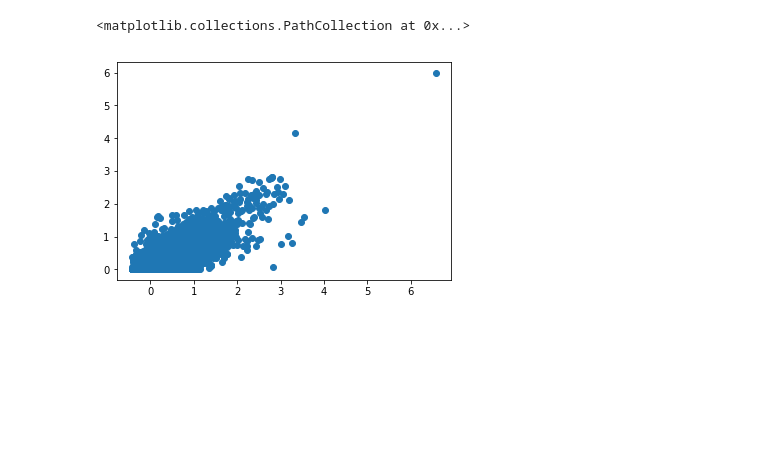
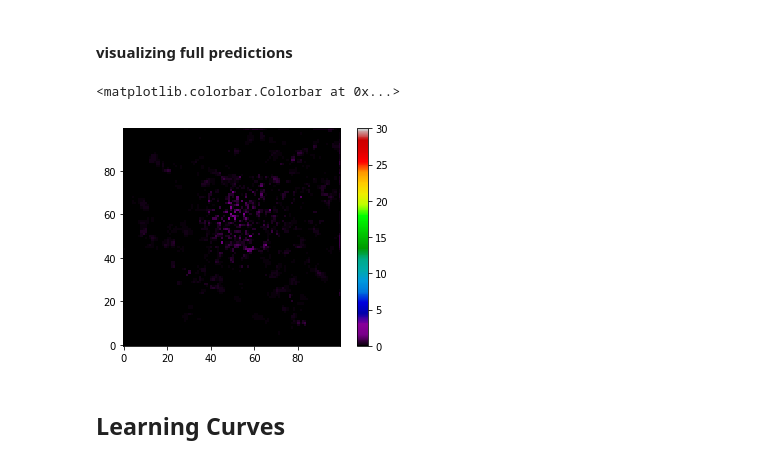
Before and after one commit to nanton96/Mobile-Data-Forecasting-With-Spatio-Temporal-Networks, a Jupyter notebook: notebooks/visualising_predictions.ipynb, the cells around one changed output. Saved outputs shown, nothing was run; the diff lists cells and outputs as text; code cells hidden in the pictures; blank space fills up the shorter version.

```diff
--- a/notebooks/visualising_predictions.ipynb
+++ b/notebooks/visualising_predictions.ipynb
@@ -55,5 +151,30 @@ plt.scatter(y[51,:].flatten(),pred_deep[51,:].flatten())
-# %%
-plt.scatter(y[51,:].flatten(),pred_shallow[51,:].flatten())
-# %% [output]
-<matplotlib.collections.PathCollection at 0x...>
-[figure, removed]
+# %% [markdown]
+#### visualizing full predictions
+# %%
+from matplotlib.colors import Normalize
+
+norm = Normalize(vmin=0,vmax=30)
+cmap = 'nipy_spectral'
+# plt.figure(figsize=(20,10))
+# plt.imshow(raw[...,0],origin='lower',norm=norm,cmap=cmap)
+# plt.title('Plot of data traffic on Milano grid at t=0',fontsize=16)
+# plt.xlabel('x coordinate',fontsize=16)
+# plt.ylabel('y coordinate',fontsize=16)
+# plt.colorbar()
+# plt.savefig('one_timestep_visualisation.pdf')
+# %%
+coords = (58,50)
+index = 99
+
+gt_ = y[index,:,:,0]
+pp_ = pred_pred_rnn_full[index,:,:,0]
+cc_ = pred_shallow[index,:,:,0]
+plt.imshow(gt_ - pp_,origin='lower',norm=norm,cmap=cmap)
+
+
+plt.colorbar()
+# %% [output]
+<matplotlib.colorbar.Colorbar at 0x...>
+[figure, added]
+# %% [markdown]
+## Learning Curves
```
Also changed, not shown: parts of 23 cells of this notebook, 4 other files.
